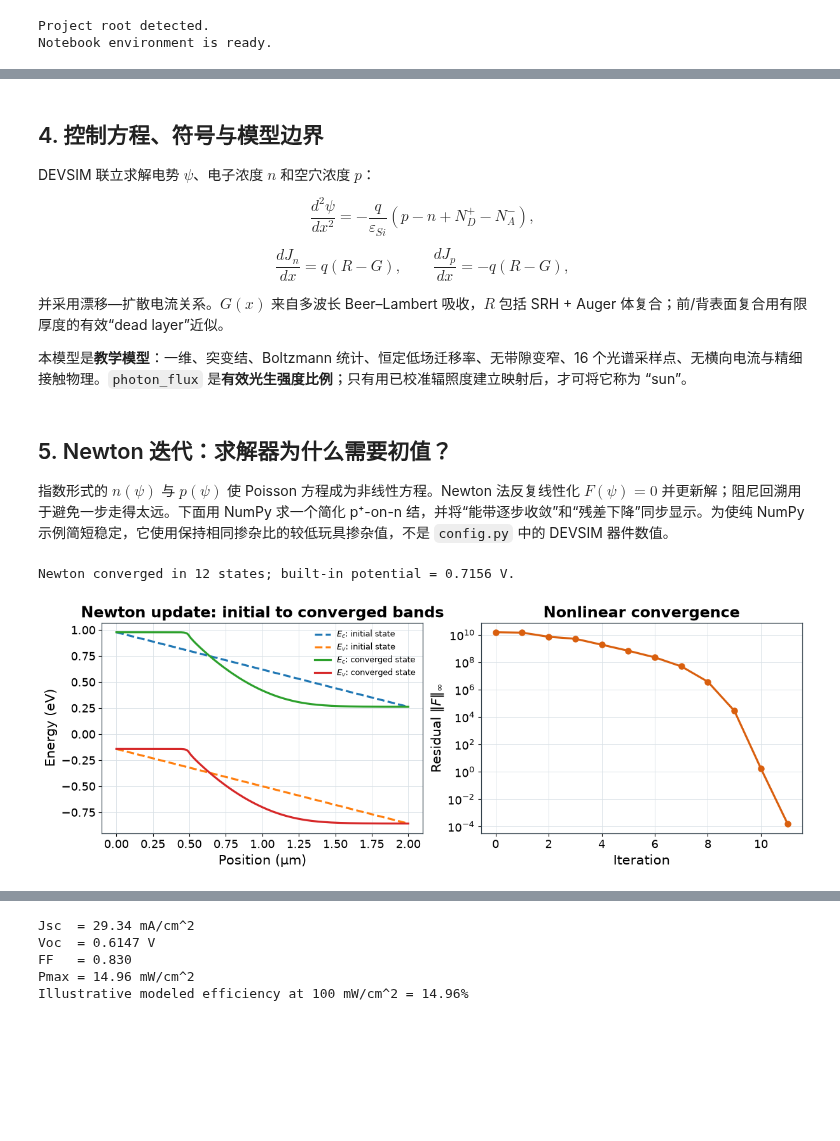
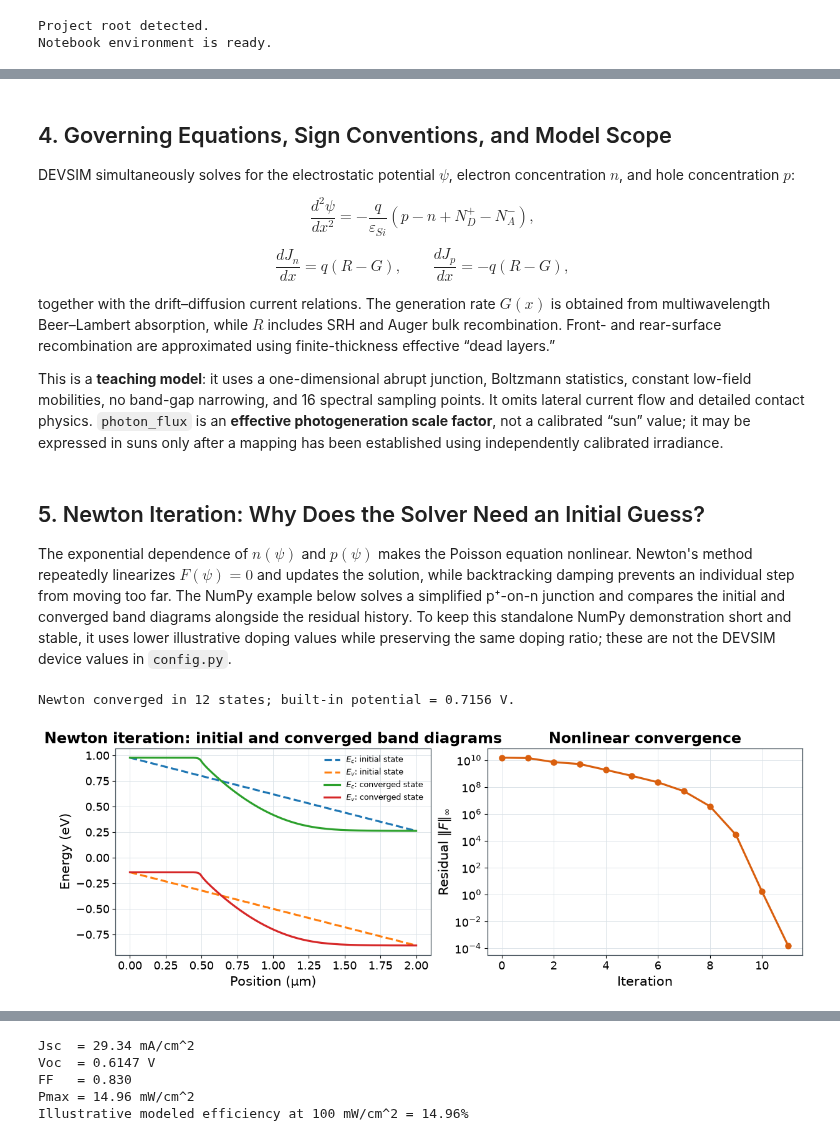
Before and after one commit to chenzhang0920/devsim-silicon-solar-cell-teaching, a Jupyter notebook: notebooks/tutorial.ipynb, the cells around one changed output, grey strips where cells are left out. Drawn from its saved outputs; the diff is of its cells as text; code cells hidden in the pictures; blank space fills up the shorter version.

Commit message:
Standardize teaching materials in English

```diff
--- a/notebooks/tutorial.ipynb
+++ b/notebooks/tutorial.ipynb
@@ -73,7 +73,7 @@ Notebook environment is ready.
 # %% [markdown]
-## 4. 控制方程、符号与模型边界
+## 4. Governing Equations, Sign Conventions, and Model Scope
 
-DEVSIM 联立求解电势 $\psi$、电子浓度 $n$ 和空穴浓度 $p$：
+DEVSIM simultaneously solves for the electrostatic potential $\psi$, electron concentration $n$, and hole concentration $p$:
 
 $$
 \frac{d^2\psi}{dx^2}=-\frac{q}{\varepsilon_{Si}}
@@ -85,13 +85,13 @@ $$
 \frac{dJ_p}{dx}=-q(R-G),
 $$
 
-并采用漂移—扩散电流关系。$G(x)$ 来自多波长 Beer–Lambert 吸收，$R$ 包括 SRH + Auger 体复合；前/背表面复合用有限厚度的有效“dead layer”近似。
+together with the drift–diffusion current relations. The generation rate $G(x)$ is obtained from multiwavelength Beer–Lambert absorption, while $R$ includes SRH and Auger bulk recombination. Front- and rear-surface recombination are approximated using finite-thickness effective “dead layers.”
 
-本模型是**教学模型**：一维、突变结、Boltzmann 统计、恒定低场迁移率、无带隙变窄、16 个光谱采样点、无横向电流与精细接触物理。`photon_flux` 是**有效光生强度比例**；只有用已校准辐照度建立映射后，才可将它称为 “sun”。
+This is a **teaching model**: it uses a one-dimensional abrupt junction, Boltzmann statistics, constant low-field mobilities, no band-gap narrowing, and 16 spectral sampling points. It omits lateral current flow and detailed contact physics. `photon_flux` is an **effective photogeneration scale factor**, not a calibrated “sun” value; it may be expressed in suns only after a mapping has been established using independently calibrated irradiance.
 # %% [markdown]
-## 5. Newton 迭代：求解器为什么需要初值？
+## 5. Newton Iteration: Why Does the Solver Need an Initial Guess?
 
-指数形式的 $n(\psi)$ 与 $p(\psi)$ 使 Poisson 方程成为非线性方程。Newton 法反复线性化 $F(\psi)=0$ 并更新解；阻尼回溯用于避免一步走得太远。下面用 NumPy 求一个简化 p⁺-on-n 结，并将“能带逐步收敛”和“残差下降”同步显示。为使纯 NumPy 示例简短稳定，它使用保持相同掺杂比的较低玩具掺杂值，不是 `config.py` 中的 DEVSIM 器件数值。
+The exponential dependence of $n(\psi)$ and $p(\psi)$ makes the Poisson equation nonlinear. Newton's method repeatedly linearizes $F(\psi)=0$ and updates the solution, while backtracking damping prevents an individual step from moving too far. The NumPy example below solves a simplified p⁺-on-n junction and compares the initial and converged band diagrams alongside the residual history. To keep this standalone NumPy demonstration short and stable, it uses lower illustrative doping values while preserving the same doping ratio; these are not the DEVSIM device values in `config.py`.
 # %%
 VT, NI = 0.0259, 1e10
 q, eps0 = 1.602176634e-19, 8.854187817e-14
@@ -173,33 +173,33 @@ def poisson_newton(x, net, psi_left, psi_right, max_iter=60, tol=1e-10):
 
 
 x_newton = np.linspace(0, 2e-4, 240)
 net = np.where(x_newton < 0.5e-4, -1e17, 1e15)
 psi_left = -VT * np.log(1e17 / NI)
 psi_right = VT * np.log(1e15 / NI)
 history, residuals = poisson_newton(x_newton, net, psi_left, psi_right)
 built_in_voltage = history[-1][-1] - history[-1][0]
 print(
     f"Newton converged in {len(history)} states; "
     f"built-in potential = {built_in_voltage:.4f} V."
 )
 
 band_gap = 1.12
 fig, (ax_band, ax_residual) = plt.subplots(1, 2, figsize=(12, 4.2), constrained_layout=True)
 for state, label, style in ((history[0], "initial state", "--"),
                             (history[-1], "converged state", "-")):
     ax_band.plot(x_newton * 1e4, -state + band_gap / 2, style, label=f"$E_c$: {label}")
     ax_band.plot(x_newton * 1e4, -state - band_gap / 2, style, label=f"$E_v$: {label}")
 ax_band.set(xlabel="Position (µm)", ylabel="Energy (eV)",
-            title="Newton update: initial to converged bands")
+            title="Newton iteration: initial and converged band diagrams")
 ax_band.legend(frameon=False, fontsize=9)
 ax_band.grid(True)
 
 ax_residual.semilogy(range(len(residuals)), residuals, "o-", color=C_ORANGE)
 ax_residual.set(xlabel="Iteration", ylabel=r"Residual $\|F\|_\infty$",
                 title="Nonlinear convergence")
 ax_residual.grid(True, which="both")
 plt.show()
 # %% [output]
 Newton converged in 12 states; built-in potential = 0.7156 V.
-[figure, old version]
+[figure, new version]
 # %% [markdown]
```
Also changed, not shown: parts of 25 cells of this notebook, 19 other files.
